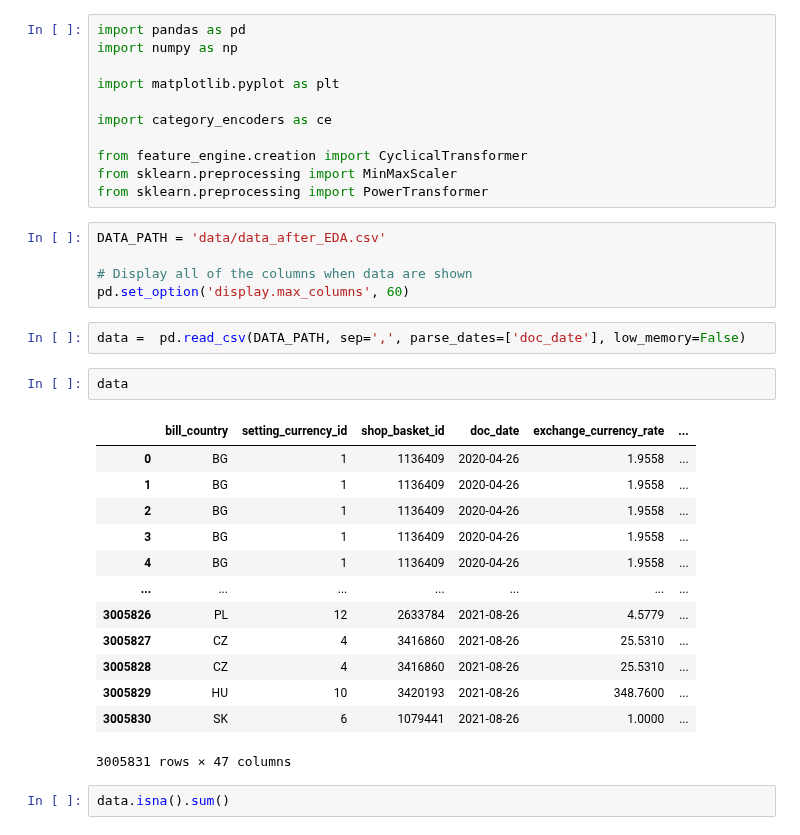
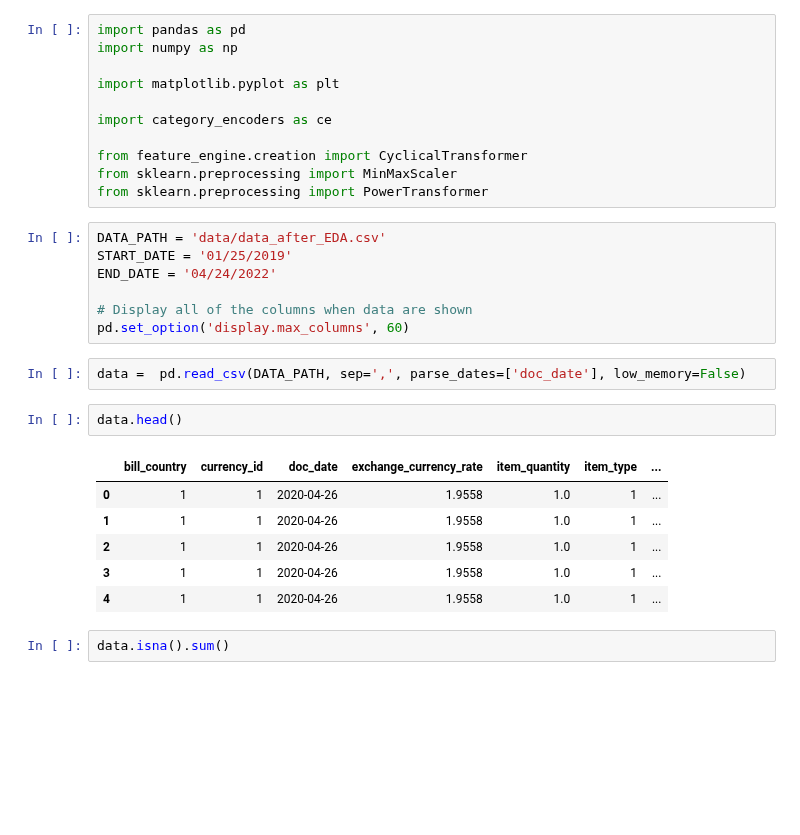
Before and after one commit to xSchon/BP, a Jupyter notebook: Preprocessing.ipynb, the cells around one changed output. Cells and saved outputs as stored; diff of their text form; blank space fills up the shorter version.

```diff
--- a/Preprocessing.ipynb
+++ b/Preprocessing.ipynb
@@ -11,27 +11,22 @@ from sklearn.preprocessing import MinMaxScaler
 from sklearn.preprocessing import PowerTransformer
 # %%
 DATA_PATH = 'data/data_after_EDA.csv'
+START_DATE = '01/25/2019'
+END_DATE = '04/24/2022'
 
 # Display all of the columns when data are shown
 pd.set_option('display.max_columns', 60)
 # %%
 data =  pd.read_csv(DATA_PATH, sep=',', parse_dates=['doc_date'], low_memory=False)
 # %%
-data
+data.head()
 # %% [output]
-|  | bill_country | setting_currency_id | shop_basket_id | doc_date | exchange_currency_rate | ... |
-| 0 | BG | 1 | 1136409 | 2020-04-26 | 1.9558 | ... |
-| 1 | BG | 1 | 1136409 | 2020-04-26 | 1.9558 | ... |
-| 2 | BG | 1 | 1136409 | 2020-04-26 | 1.9558 | ... |
-| 3 | BG | 1 | 1136409 | 2020-04-26 | 1.9558 | ... |
-| 4 | BG | 1 | 1136409 | 2020-04-26 | 1.9558 | ... |
-| ... | ... | ... | ... | ... | ... | ... |
-| 3005826 | PL | 12 | 2633784 | 2021-08-26 | 4.5779 | ... |
-| 3005827 | CZ | 4 | 3416860 | 2021-08-26 | 25.5310 | ... |
-| 3005828 | CZ | 4 | 3416860 | 2021-08-26 | 25.5310 | ... |
-| 3005829 | HU | 10 | 3420193 | 2021-08-26 | 348.7600 | ... |
-| 3005830 | SK | 6 | 1079441 | 2021-08-26 | 1.0000 | ... |
+|  | bill_country | currency_id | doc_date | exchange_currency_rate | item_quantity | item_type | ... |
+| 0 | 1 | 1 | 2020-04-26 | 1.9558 | 1.0 | 1 | ... |
+| 1 | 1 | 1 | 2020-04-26 | 1.9558 | 1.0 | 1 | ... |
+| 2 | 1 | 1 | 2020-04-26 | 1.9558 | 1.0 | 1 | ... |
+| 3 | 1 | 1 | 2020-04-26 | 1.9558 | 1.0 | 1 | ... |
+| 4 | 1 | 1 | 2020-04-26 | 1.9558 | 1.0 | 1 | ... |
-3005831 rows × 47 columns
 # %%
 data.isna().sum()
 # %% [output]
```
Also changed, not shown: parts of 28 cells of this notebook, 1 other file.
